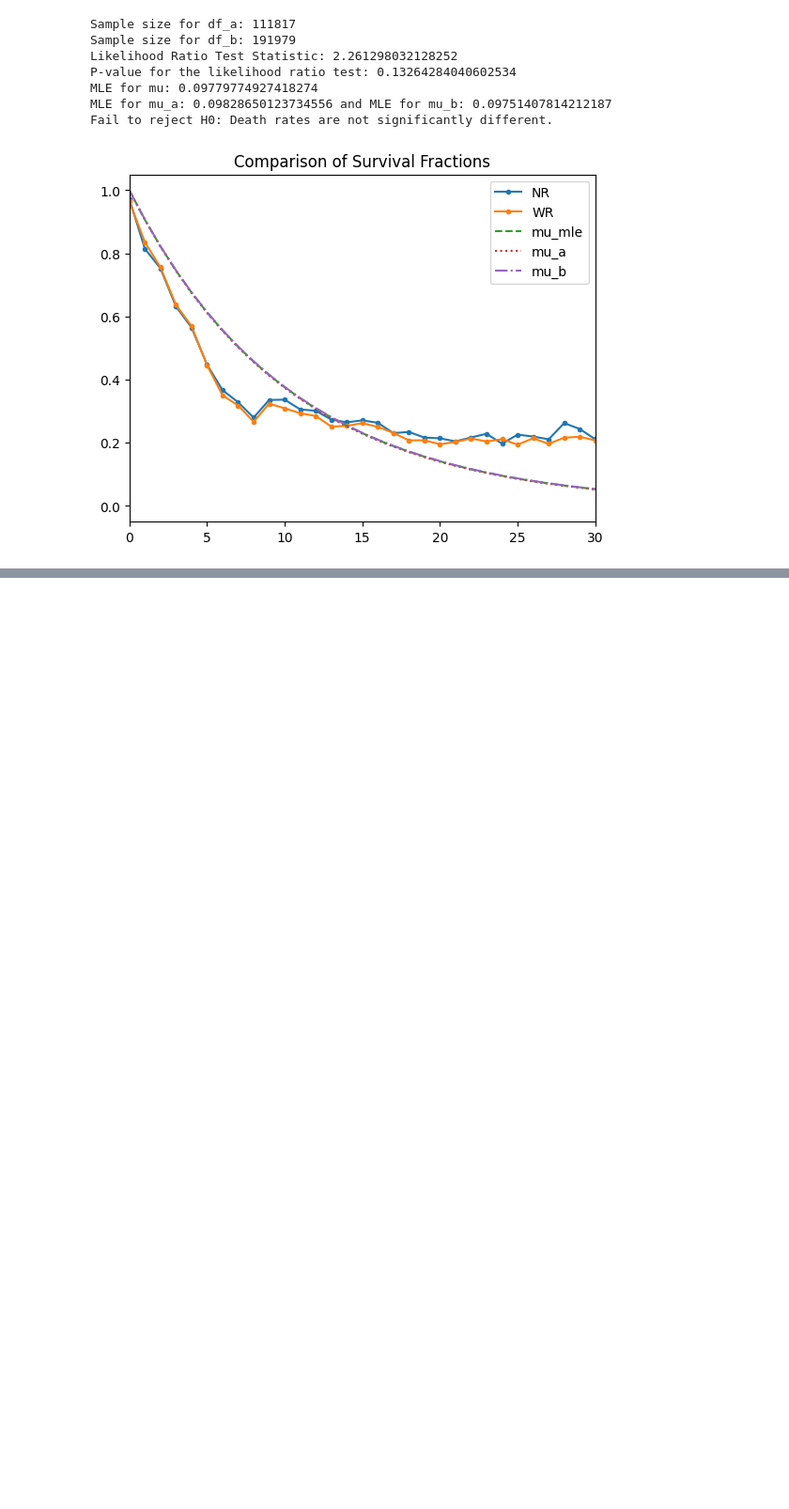
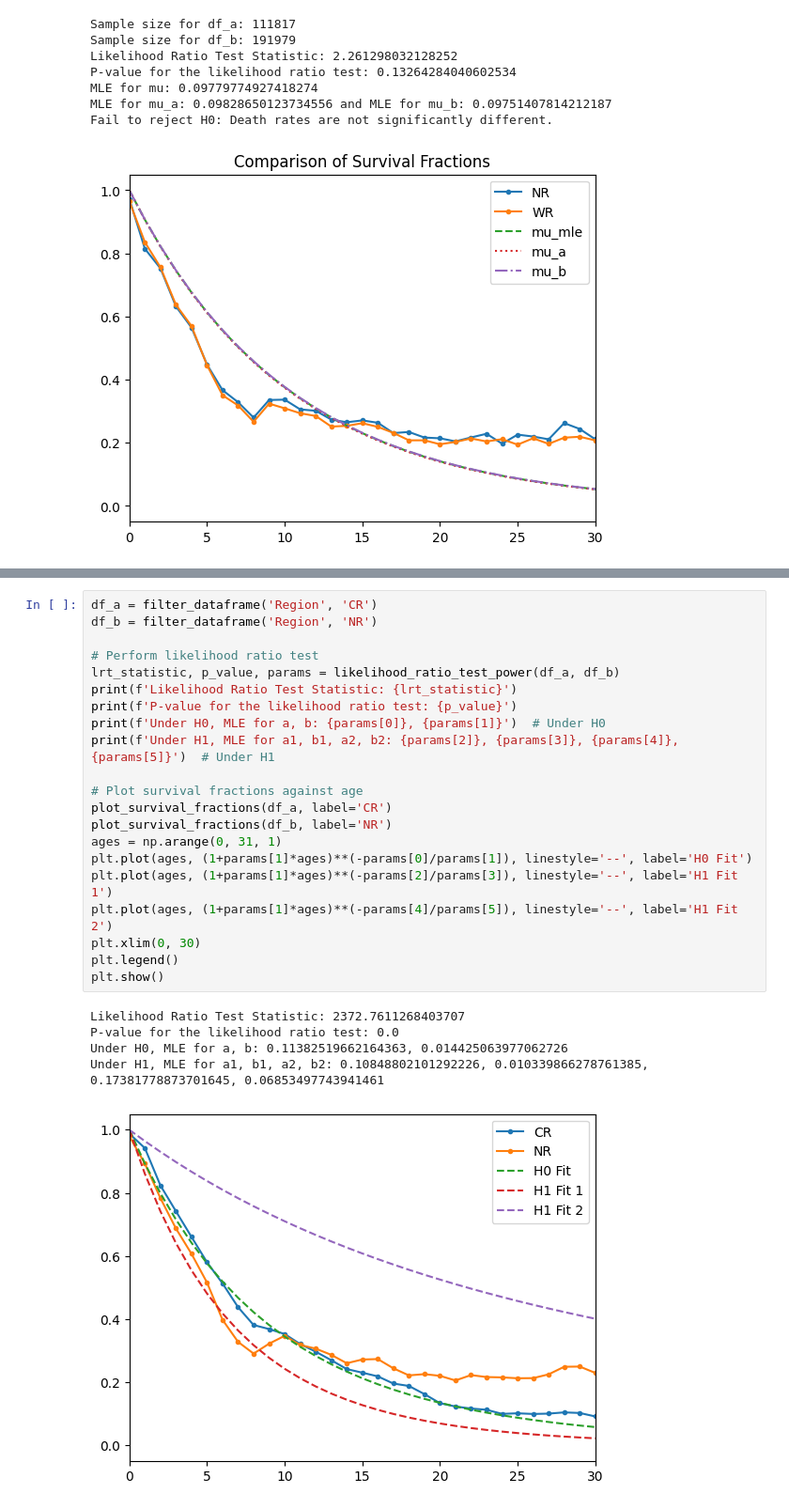
Before and after one commit to maxcyn/a-star, a Jupyter notebook: survival_fractions.ipynb, the cells around one changed output, grey strips where cells are left out. Shown at 94% size. Saved outputs shown, nothing was run; the diff lists cells and outputs as text; blank space fills up the shorter version.

```diff
--- a/survival_fractions.ipynb
+++ b/survival_fractions.ipynb
@@ -469,0 +639,27 @@ Fail to reject H0: Death rates are not significantly different.
+# %%
+df_a = filter_dataframe('Region', 'CR')
+df_b = filter_dataframe('Region', 'NR')
+
+# Perform likelihood ratio test
+lrt_statistic, p_value, params = likelihood_ratio_test_power(df_a, df_b)
+print(f'Likelihood Ratio Test Statistic: {lrt_statistic}')
+print(f'P-value for the likelihood ratio test: {p_value}')
+print(f'Under H0, MLE for a, b: {params[0]}, {params[1]}')  # Under H0
+print(f'Under H1, MLE for a1, b1, a2, b2: {params[2]}, {params[3]}, {params[4]}, {params[5]}')  # Under H1
+
+# Plot survival fractions against age
+plot_survival_fractions(df_a, label='CR')
+plot_survival_fractions(df_b, label='NR')
+ages = np.arange(0, 31, 1)
+plt.plot(ages, (1+params[1]*ages)**(-params[0]/params[1]), linestyle='--', label='H0 Fit')
+plt.plot(ages, (1+params[1]*ages)**(-params[2]/params[3]), linestyle='--', label='H1 Fit 1')
+plt.plot(ages, (1+params[1]*ages)**(-params[4]/params[5]), linestyle='--', label='H1 Fit 2')
+plt.xlim(0, 30)
+plt.legend()
+plt.show()
+# %% [output]
+Likelihood Ratio Test Statistic: 2372.7611268403707
+P-value for the likelihood ratio test: 0.0
+Under H0, MLE for a, b: 0.11382519662164363, 0.014425063977062726
+Under H1, MLE for a1, b1, a2, b2: 0.10848802101292226, 0.010339866278761385, 0.17381778873701645, 0.06853497743941461
+[figure, added]
```
Also changed, not shown: parts of 11 cells of this notebook.
